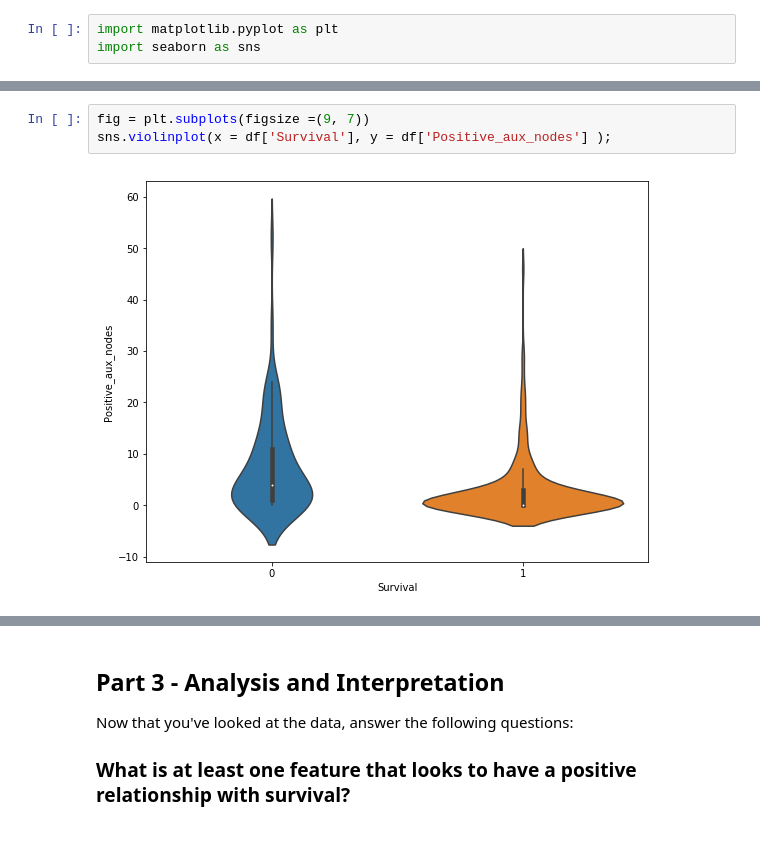
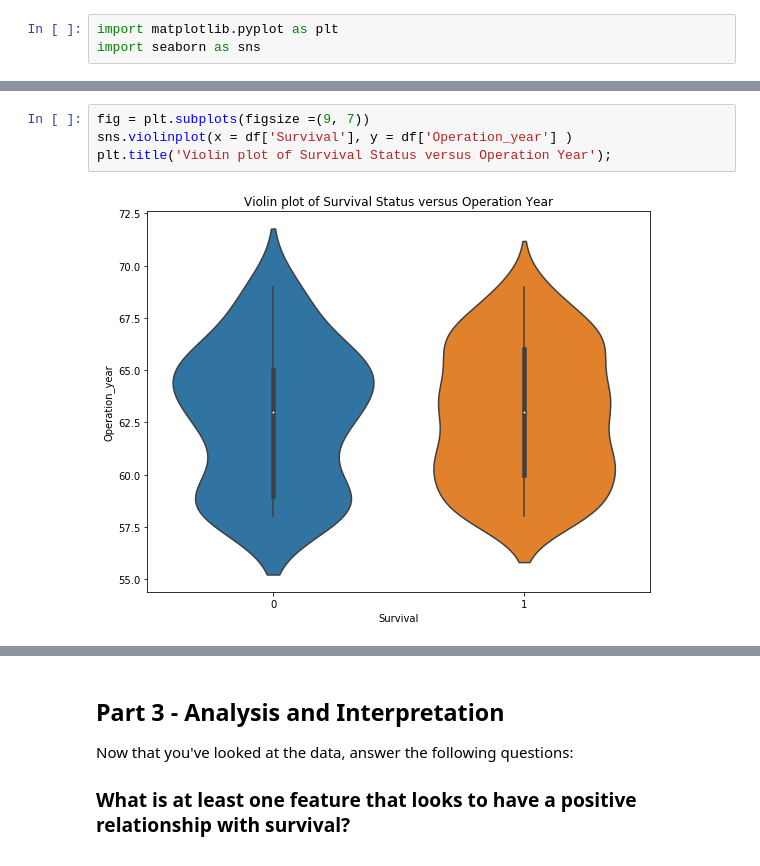
Before and after one commit to ngriggs/DS-Unit-1-Sprint-1-Dealing-With-Data, a Jupyter notebook: DS_Unit_1_Sprint_Challenge_1.ipynb, the cells around one changed output, grey strips where cells are left out. Drawn from its saved outputs; the diff is of its cells as text.

```diff
--- a/DS_Unit_1_Sprint_Challenge_1.ipynb
+++ b/DS_Unit_1_Sprint_Challenge_1.ipynb
@@ -264,5 +282,6 @@ sns.violinplot(x = df['Survival'], y = df['Age'] );
 # %%
 fig = plt.subplots(figsize =(9, 7))
-sns.violinplot(x = df['Survival'], y = df['Positive_aux_nodes'] );
+sns.violinplot(x = df['Survival'], y = df['Operation_year'] )
+plt.title('Violin plot of Survival Status versus Operation Year');
 # %% [output]
-[figure, old version]
+[figure, new version]
```
Also changed, not shown: parts of 6 cells of this notebook.
